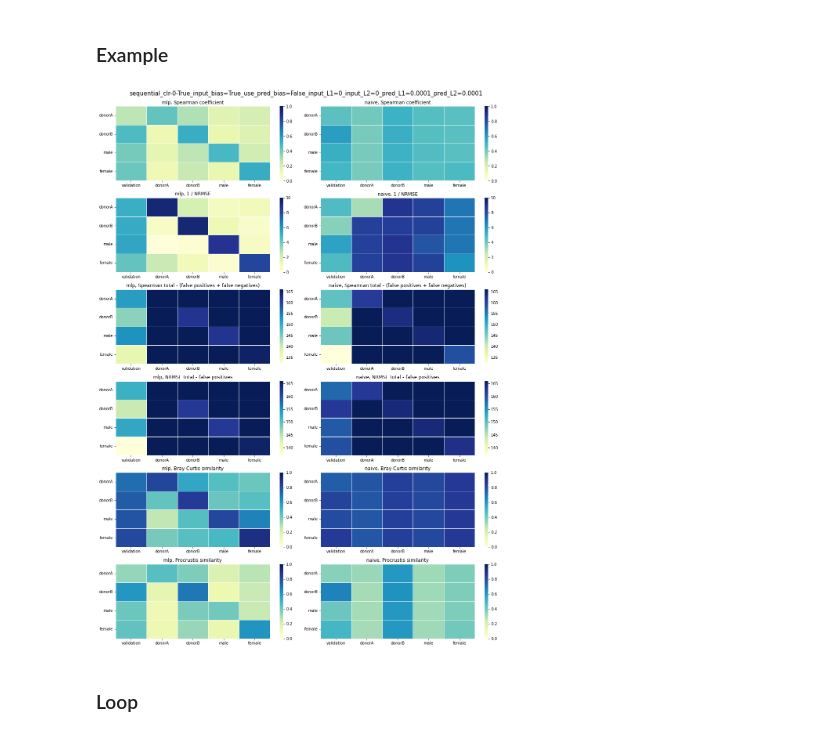
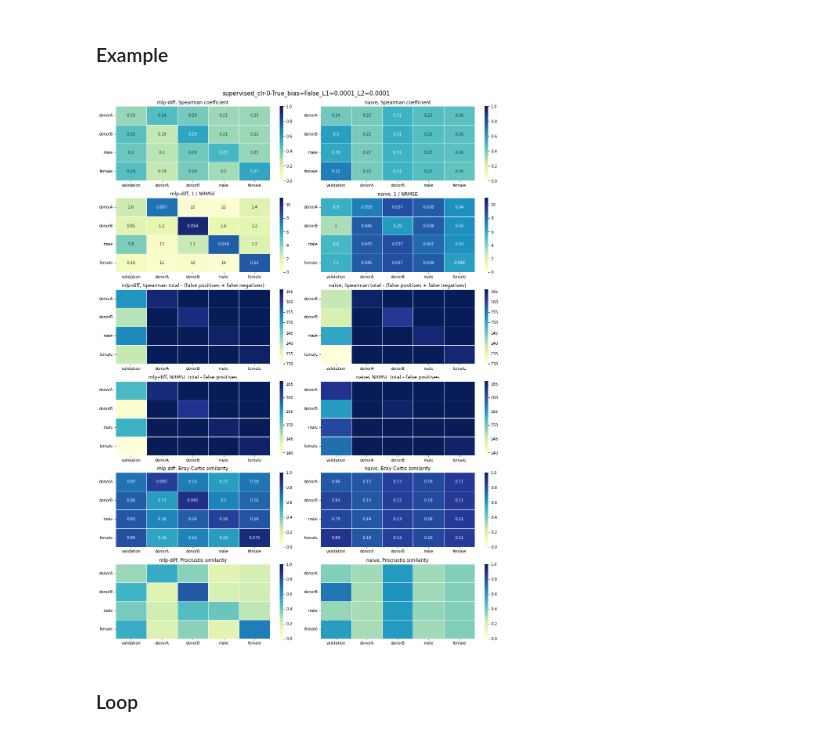
Before and after one commit to zuzannakarwowska/microbiome_interactions_project, a Jupyter notebook: notebooks/visualize_results.ipynb, the cells around one changed output. Drawn from its saved outputs; the diff is of its cells as text; code cells hidden in the pictures.

Commit message:
Small updates including visualizations

```diff
--- a/notebooks/visualize_results.ipynb
+++ b/notebooks/visualize_results.ipynb
@@ -22,5 +22,8 @@ from pipelines.baseline_config import DATA_PATH, MAIN_PATH, DATASETS, SCALERS
 # %%
 # TODO: hack
 # MAIN_PATH = MAIN_PATH.parents[0] / 'baseline_scalers'
-MAIN_PATH = MAIN_PATH.parents[0] / 'baseline_bias_reg'
+# MAIN_PATH = MAIN_PATH.parents[0] / 'baseline_bias_reg'
+# MAIN_PATH = MAIN_PATH.parents[0] / 'baseline_bias_reg_insteps=2'
+# MAIN_PATH = MAIN_PATH.parents[0] / 'baseline_diff_scalers'
+MAIN_PATH = MAIN_PATH.parents[0] / 'baseline_diff_bias_reg'
 # %%
@@ -54,15 +57,16 @@ for path in (MAIN_PATH).iterdir():
     # 1) Select all data folders
     if path.name in ['plots', 'log', '.ipynb_checkpoints']:
         continue
-    # 2) Scaler name may contain more that one word
-    # Unfortunately, the same separator is used for
+    # 2) Scaler name may contain more than one word
+    # Unfortunately, the same separator is used
     try:
         name = [path.name.replace(s, s.replace('_', '-')) for s in
                 SCALERS if s in path.name][0]
     except:
         name = path.name
+    # 3) Model name may contain more than one word
+    elements = name.replace('mlp_diff', 'mlp-diff').split('_')
     # ------ hack ends
-    elements = name.split('_')
     (model, input_type, scaler, train_dataset), kwargs = elements[:4], "_".join(elements[5:])
     if kwargs:
         kwargs += '_'
@@ -132,41 +146,46 @@ plot_params = {'Spearman mean': {'label': 'Spearman coefficient', 'vmin': 0, 'vm
                'NRMSE mean': {'label': '1 / NRMSE', 'vmin': 0, 'vmax': 'computed'},
                'Spearman NaNs': {'label': 'Spearman total - (false positives + false negatives)', 'vmin': 'computed', 'vmax': INPUT_FEATURES},
                'NRMSE NaNs': {'label': 'NRMSE total - false positives', 'vmin': 'computed', 'vmax': INPUT_FEATURES},
-               'Bray-Curtis': {'label': 'Bray-Curtis similarity', 'vmin': 0, 'vmax': 1},
+               'Bray-Curtis mean': {'label': 'Bray-Curtis similarity', 'vmin': 0, 'vmax': 1},
                'Procrustis': {'label': 'Procrustis similarity', 'vmin': 0, 'vmax': 1},
          }
 # %% [markdown]
 ### Example
-# %%
-# name = "supervised_clr-0-True"
-name = "sequential_clr-0-True_input_bias=True_use_pred_bias=False_input_L1=0_input_L2=0_pred_L1=0.0001_pred_L2=0.0001"
-plt.figure(figsize=(15,20))
-for i, (k, v) in enumerate(plot_params.items()):
-    plt.subplot(len(plot_params), 2, 2*i+1)
-    # NRMSE mean / NaNs can be very different
-    merged = np.concatenate([arrays[k][f'mlp_{name}'], arrays[k][f'naive_{name}']])
-    if v['vmax'] == 'computed':
-        vmax = np.ceil(np.max(merged))
-    else:
-        vmax = v['vmax']
-    # NRMSE NaNs can be very different
-    if v['vmin'] == 'computed':
-        vmin = np.min(merged)
-    else:
-        vmin = v['vmin']
-    ax = sns.heatmap(arrays[k][f'mlp_{name}'], vmin=vmin, vmax=vmax, **kwargs)
-    ax.tick_params(axis='y', rotation=0)
-    ax.set_title(f'mlp, {v["label"]}')
-    plt.subplot(len(plot_params), 2, 2*i+2)
-    ax = sns.heatmap(arrays[k][f'naive_{name}'], vmin=vmin, vmax=vmax, **kwargs)
-    ax.tick_params(axis='y', rotation=0)
-    ax.set_title(f'naive, {v["label"]}')
-plt.suptitle(name, fontsize=15, y=0.99)
-plt.tight_layout()
-# plt.savefig(PLOT_PATH / f"{name}.png", dpi=200, facecolor='white')
-plt.show()
-# %% [output]
-[figure, removed]
+# %%
+# name = "supervised_clr-0-True"
+name = 'supervised_clr-0-True_bias=False_L1=0.0001_L2=0.0001'
+plt.figure(figsize=(15,20))
+for i, (k, v) in enumerate(plot_params.items()):
+    plt.subplot(len(plot_params), 2, 2*i+1)
+    # NRMSE mean / NaNs can be very different
+    merged = np.concatenate([arrays[k][f'{MODELS[0]}_{name}'], arrays[k][f'{MODELS[1]}_{name}']])
+    if v['vmax'] == 'computed':
+        vmax = np.ceil(np.max(merged))
+    else:
+        vmax = v['vmax']
+    # NRMSE NaNs can be very different
+    if v['vmin'] == 'computed':
+        vmin = np.min(merged)
+    else:
+        vmin = v['vmin']
+    if 'mean' in k:
+        annot_mlp = arrays[k.replace('mean', 'std')][f'{MODELS[0]}_{name}']
+        annot_naive = arrays[k.replace('mean', 'std')][f'{MODELS[1]}_{name}']
+    else:
+        annot_mlp, annot_naive = None, None
+    ax = sns.heatmap(arrays[k][f'{MODELS[0]}_{name}'], annot=annot_mlp, vmin=vmin, vmax=vmax, **kwargs)
+    ax.tick_params(axis='y', rotation=0)
+    ax.set_title(f'{MODELS[0]}, {v["label"]}')
+    plt.subplot(len(plot_params), 2, 2*i+2)
+    ax = sns.heatmap(arrays[k][f'{MODELS[1]}_{name}'], annot=annot_naive, vmin=vmin, vmax=vmax, **kwargs)
+    ax.tick_params(axis='y', rotation=0)
+    ax.set_title(f'{MODELS[1]}, {v["label"]}')
+plt.suptitle(name, fontsize=15, y=0.99)
+plt.tight_layout()
+# plt.savefig(PLOT_PATH / f"{name}.png", dpi=200, facecolor='white')
+plt.show()
+# %% [output]
+[figure, added]
 # %% [markdown]
 ### Loop
 # %%
```
Also changed, not shown: parts of 4 cells of this notebook, 5 other files.
